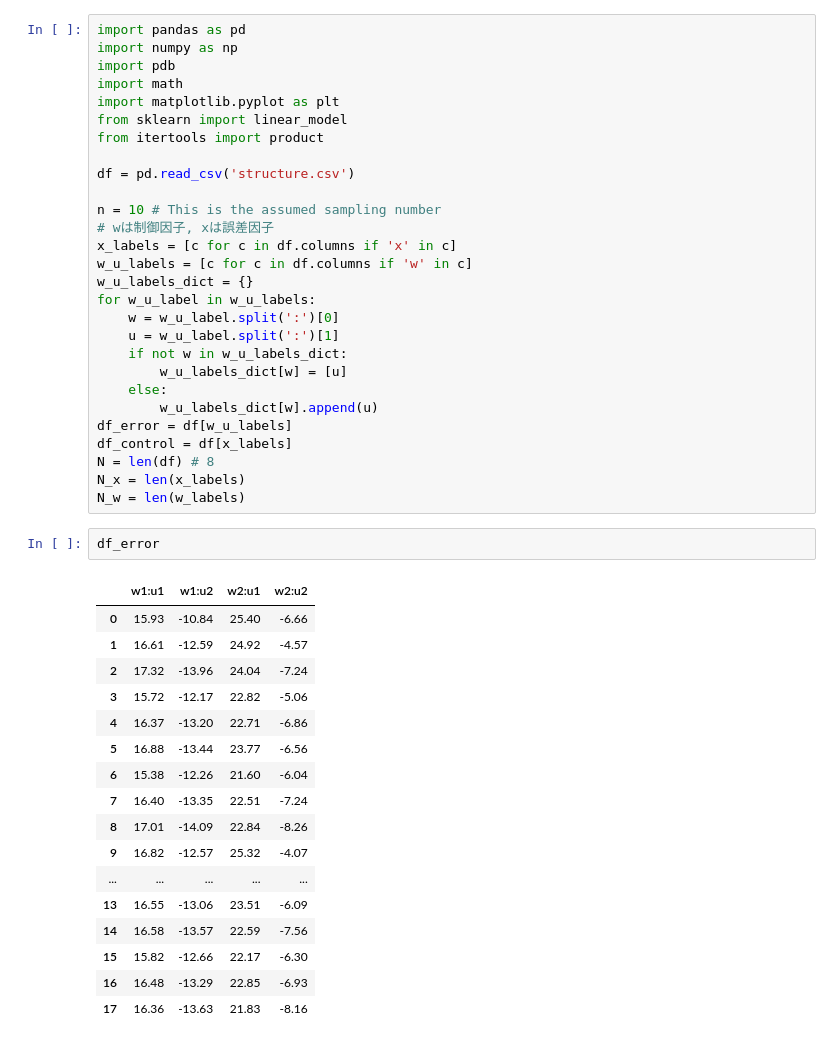
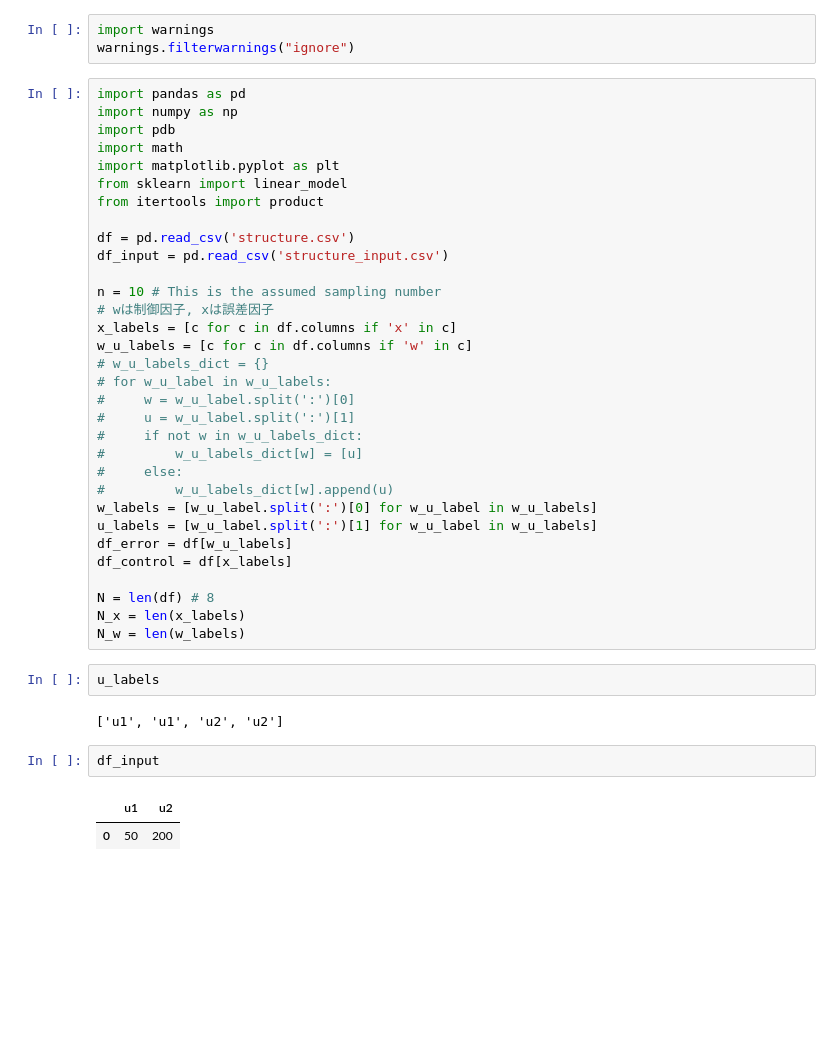
Before and after one commit to shohei/DesignOfExperiment, a Jupyter notebook: taguchi/dynamic_characteristics/taguchi_dynamic.ipynb, the cells around one changed output. Cells and saved outputs as stored; diff of their text form; blank space fills up the shorter version.

```diff
--- a/taguchi/dynamic_characteristics/taguchi_dynamic.ipynb
+++ b/taguchi/dynamic_characteristics/taguchi_dynamic.ipynb
@@ -1,3 +1,6 @@
+# %%
+import warnings
+warnings.filterwarnings("ignore")
 # %%
 import pandas as pd
 import numpy as np
@@ -8,42 +11,35 @@ from sklearn import linear_model
 from itertools import product
 
 df = pd.read_csv('structure.csv')
+df_input = pd.read_csv('structure_input.csv')
 
 n = 10 # This is the assumed sampling number
 # wは制御因子, xは誤差因子
 x_labels = [c for c in df.columns if 'x' in c]
 w_u_labels = [c for c in df.columns if 'w' in c]
-w_u_labels_dict = {}
-for w_u_label in w_u_labels:
-    w = w_u_label.split(':')[0]
-    u = w_u_label.split(':')[1]
-    if not w in w_u_labels_dict:
-        w_u_labels_dict[w] = [u]
-    else:
-        w_u_labels_dict[w].append(u)
+# w_u_labels_dict = {}
+# for w_u_label in w_u_labels:
+#     w = w_u_label.split(':')[0]
+#     u = w_u_label.split(':')[1]
+#     if not w in w_u_labels_dict:
+#         w_u_labels_dict[w] = [u]
+#     else:
+#         w_u_labels_dict[w].append(u)
+w_labels = [w_u_label.split(':')[0] for w_u_label in w_u_labels]
+u_labels = [w_u_label.split(':')[1] for w_u_label in w_u_labels]
 df_error = df[w_u_labels]
 df_control = df[x_labels]
+
 N = len(df) # 8
 N_x = len(x_labels)
 N_w = len(w_labels)
 # %%
-df_error
+u_labels
 # %% [output]
-|  | w1:u1 | w1:u2 | w2:u1 | w2:u2 |
-| 0 | 15.93 | -10.84 | 25.40 | -6.66 |
-| 1 | 16.61 | -12.59 | 24.92 | -4.57 |
-| 2 | 17.32 | -13.96 | 24.04 | -7.24 |
-| 3 | 15.72 | -12.17 | 22.82 | -5.06 |
-| 4 | 16.37 | -13.20 | 22.71 | -6.86 |
-| 5 | 16.88 | -13.44 | 23.77 | -6.56 |
-| 6 | 15.38 | -12.26 | 21.60 | -6.04 |
-| 7 | 16.40 | -13.35 | 22.51 | -7.24 |
-| 8 | 17.01 | -14.09 | 22.84 | -8.26 |
-| 9 | 16.82 | -12.57 | 25.32 | -4.07 |
-| ... | ... | ... | ... | ... |
-| 13 | 16.55 | -13.06 | 23.51 | -6.09 |
-| 14 | 16.58 | -13.57 | 22.59 | -7.56 |
-| 15 | 15.82 | -12.66 | 22.17 | -6.30 |
-| 16 | 16.48 | -13.29 | 22.85 | -6.93 |
-| 17 | 16.36 | -13.63 | 21.83 | -8.16 |
+['u1', 'u1', 'u2', 'u2']
+# %%
+df_input
+# %% [output]
+|  | u1 | u2 |
+| 0 | 50 | 200 |
 # %%
```
Also changed, not shown: parts of 4 cells of this notebook, 2 other files.
